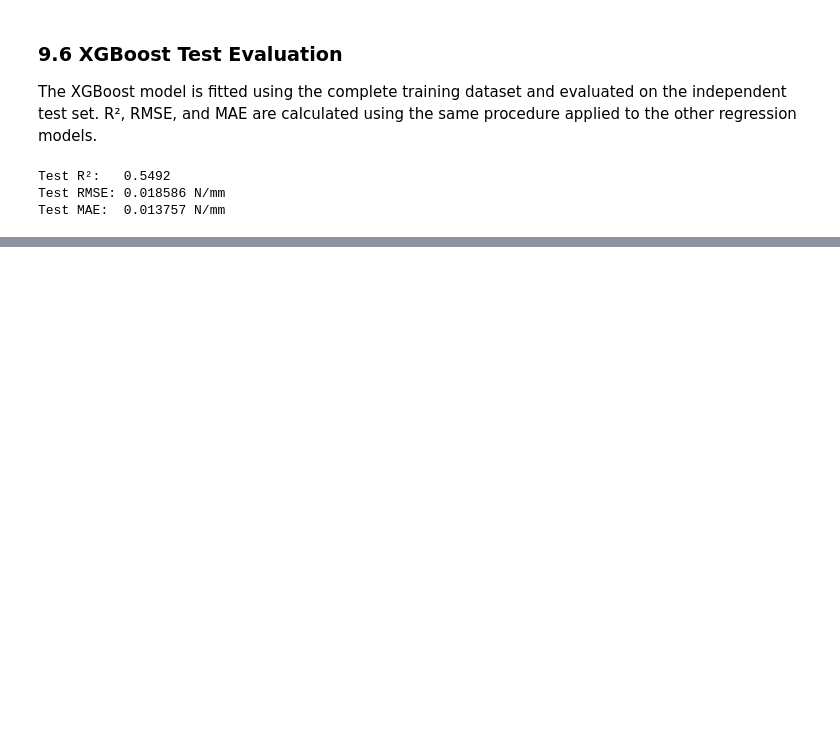
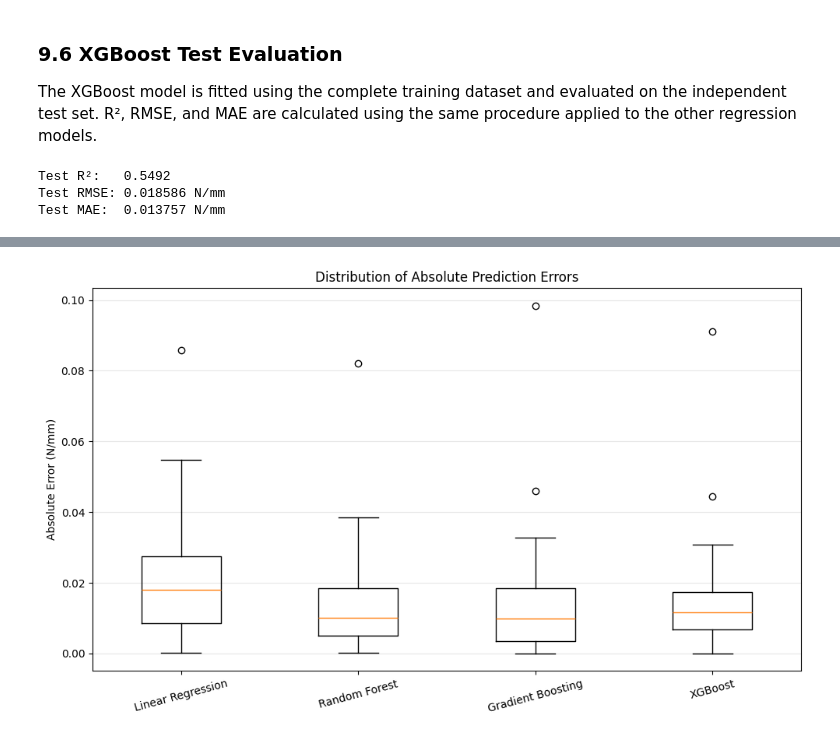
Before and after one commit to yoolmalaak/concrete-crack-and-fracture-analysis, a Jupyter notebook: notebooks/06_fracture_data_analysis.ipynb, the cells around one changed output, grey strips where cells are left out. Saved outputs shown, nothing was run; the diff lists cells and outputs as text; code cells hidden in the pictures; blank space fills up the shorter version.

```diff
--- a/notebooks/06_fracture_data_analysis.ipynb
+++ b/notebooks/06_fracture_data_analysis.ipynb
@@ -769,0 +969,26 @@ Test MAE:  0.013757 N/mm
+# %%
+absolute_errors = {
+    "Linear Regression": np.abs(y_test - linear_predictions),
+    "Random Forest": np.abs(y_test - rf_predictions),
+    "Gradient Boosting": np.abs(y_test - gb_predictions),
+    "XGBoost": np.abs(y_test - xgb_predictions)
+}
+
+error_df = pd.DataFrame(absolute_errors)
+
+plt.figure(figsize=(10, 6))
+
+plt.boxplot(
+    error_df.values,
+    labels=error_df.columns
+)
+
+plt.ylabel("Absolute Error (N/mm)")
+plt.title("Distribution of Absolute Prediction Errors")
+plt.xticks(rotation=15)
+plt.grid(axis="y", alpha=0.3)
+
+plt.tight_layout()
+plt.show()
+# %% [output]
+[figure, added]
```
Also changed, not shown: parts of 24 cells of this notebook.
